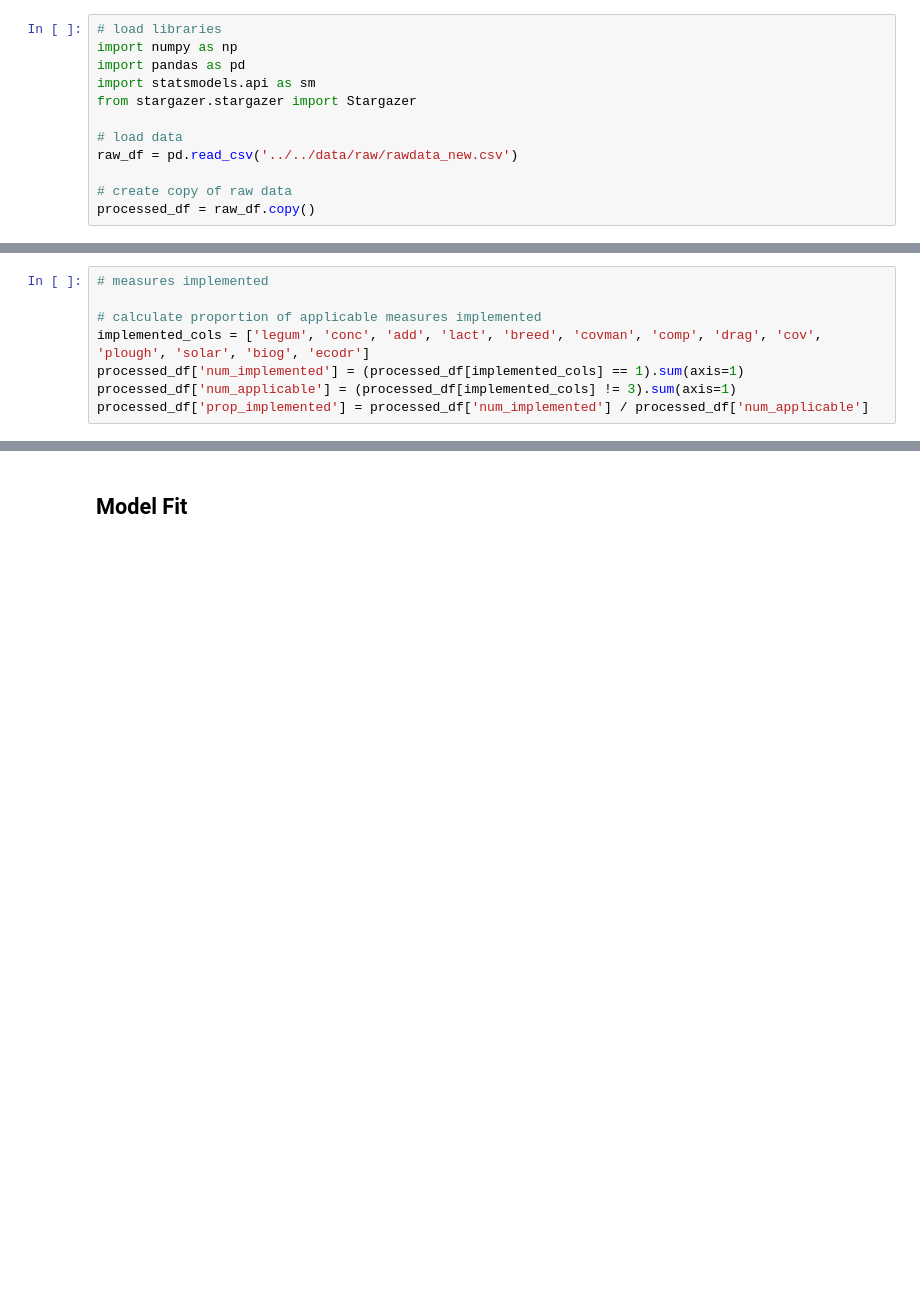
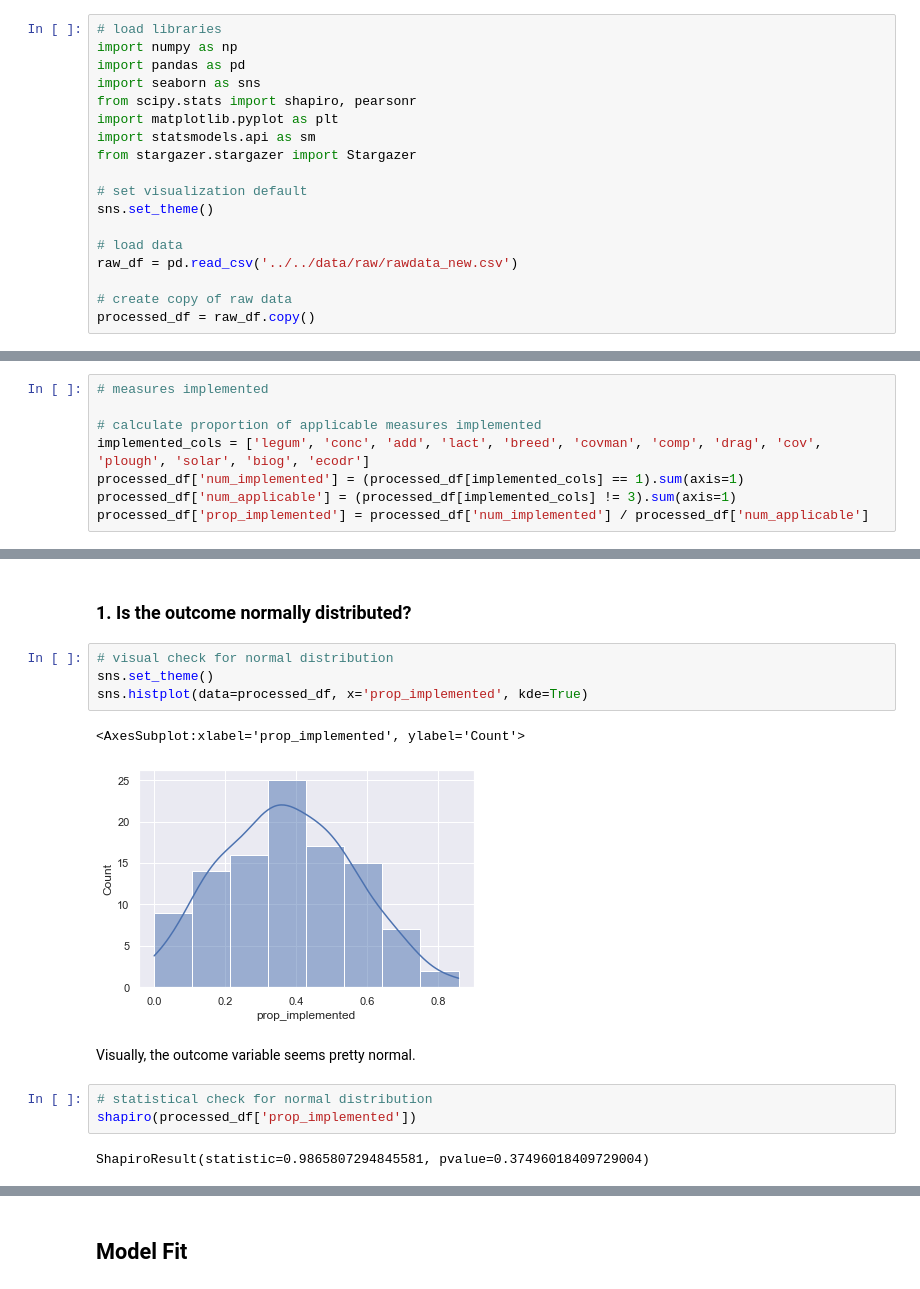
Before and after one commit to brooke-l-hawkins/Capstone-Climate-Mitigation, a Jupyter notebook: code/notebooks/07-blh-draft-pipeline.ipynb, the cells around one changed output, grey strips where cells are left out. Drawn from its saved outputs; the diff is of its cells as text; blank space fills up the shorter version.

```diff
--- a/code/notebooks/07-blh-draft-pipeline.ipynb
+++ b/code/notebooks/07-blh-draft-pipeline.ipynb
@@ -6,8 +6,14 @@
 # load libraries
 import numpy as np
 import pandas as pd
+import seaborn as sns
+from scipy.stats import shapiro, pearsonr
+import matplotlib.pyplot as plt
 import statsmodels.api as sm
 from stargazer.stargazer import Stargazer
+
+# set visualization default
+sns.set_theme()
 
 # load data
 raw_df = pd.read_csv('../../data/raw/rawdata_new.csv')
@@ -70,0 +101,16 @@ processed_df['prop_implemented'] = processed_df['num_implemented'] / processed_d
+# %% [markdown]
+### 1. Is the outcome normally distributed?
+# %%
+# visual check for normal distribution
+sns.set_theme()
+sns.histplot(data=processed_df, x='prop_implemented', kde=True)
+# %% [output]
+<AxesSubplot:xlabel='prop_implemented', ylabel='Count'>
+[figure, added]
+# %% [markdown]
+Visually, the outcome variable seems pretty normal.
+# %%
+# statistical check for normal distribution
+shapiro(processed_df['prop_implemented'])
+# %% [output]
+ShapiroResult(statistic=0.9865807294845581, pvalue=0.37496018409729004)
```
Also changed, not shown: parts of 13 cells of this notebook.
